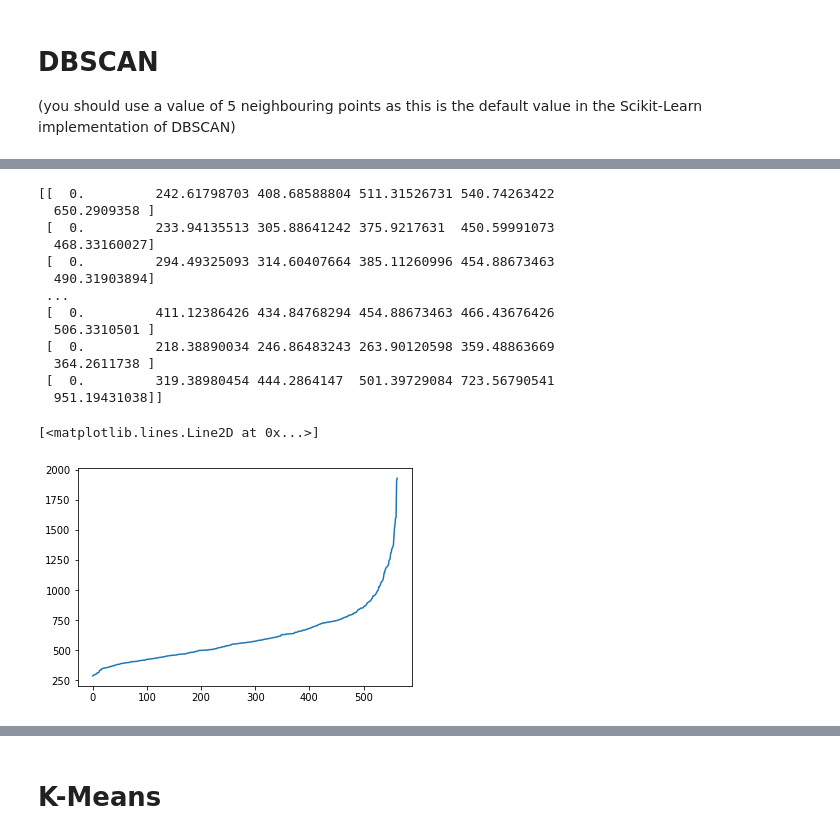
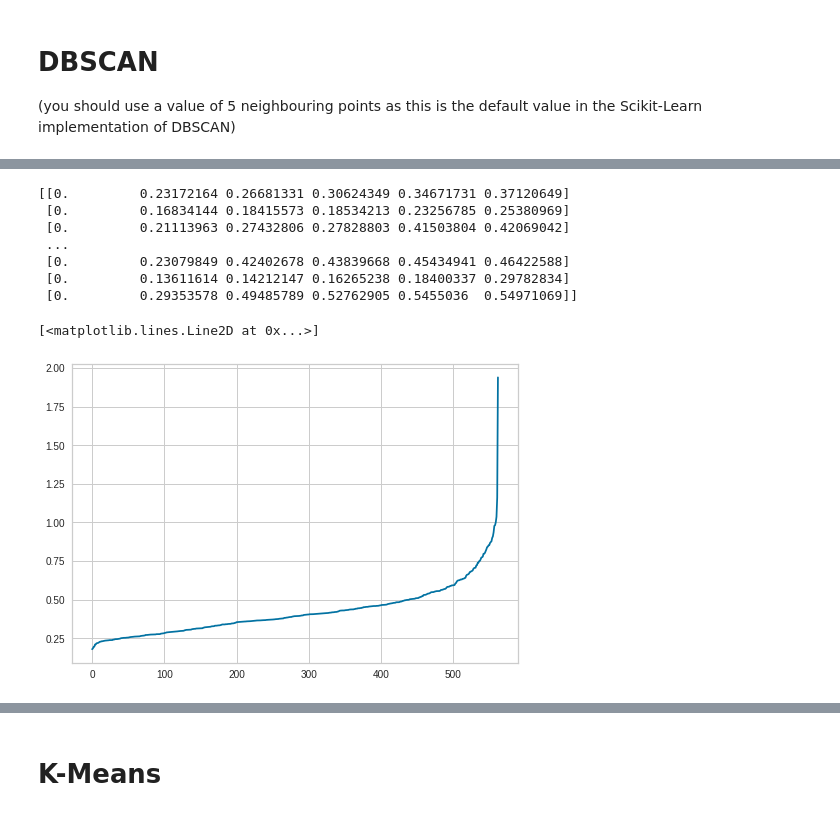
Before and after one commit to Migaalee/machine_learning, a Jupyter notebook: Assigment2_AA.ipynb, the cells around one changed output, grey strips where cells are left out. Drawn from its saved outputs; the diff is of its cells as text; code cells hidden in the pictures.

```diff
--- a/Assigment2_AA.ipynb
+++ b/Assigment2_AA.ipynb
@@ -398,27 +496,22 @@ Find the best epsilon
 # %%
+#FIND THE BEST EPSILON
 #Calculate the distances of each point to its 5 (default) nearest neighbours
 nn5 = NearestNeighbors(n_neighbors = 6) #we need to exclude the point itself!!!!
-nn5_X = nn5.fit(X_features_3)
-distances, indices = nn5_X.kneighbors(X_features_3)
+nn5_X = nn5.fit(X3)
+distances, indices = nn5_X.kneighbors(X3)
 print(distances) #prints distances o a point to each of its 5 nearest neighbours
 
 #Plot this distances
 distances = np.sort(distances, axis=0) #sort in ascending order
 distances = distances[:,-1] #we want the distance to the fifth neighbor#
 plt.plot(distances)
 # %% [output]
-[[  0.         242.61798703 408.68588804 511.31526731 540.74263422
-  650.2909358 ]
- [  0.         233.94135513 305.88641242 375.9217631  450.59991073
-  468.33160027]
- [  0.         294.49325093 314.60407664 385.11260996 454.88673463
-  490.31903894]
+[[0.         0.23172164 0.26681331 0.30624349 0.34671731 0.37120649]
+ [0.         0.16834144 0.18415573 0.18534213 0.23256785 0.25380969]
+ [0.         0.21113963 0.27432806 0.27828803 0.41503804 0.42069042]
  ...
- [  0.         411.12386426 434.84768294 454.88673463 466.43676426
-  506.3310501 ]
- [  0.         218.38890034 246.86483243 263.90120598 359.48863669
-  364.2611738 ]
- [  0.         319.38980454 444.2864147  501.39729084 723.56790541
-  951.19431038]]
+ [0.         0.23079849 0.42402678 0.43839668 0.45434941 0.46422588]
+ [0.         0.13611614 0.14212147 0.16265238 0.18400337 0.29782834]
+ [0.         0.29353578 0.49485789 0.52762905 0.5455036  0.54971069]]
 [<matplotlib.lines.Line2D at 0x...>]
-[figure, old version]
+[figure, new version]
```
Also changed, not shown: parts of 36 cells of this notebook.
